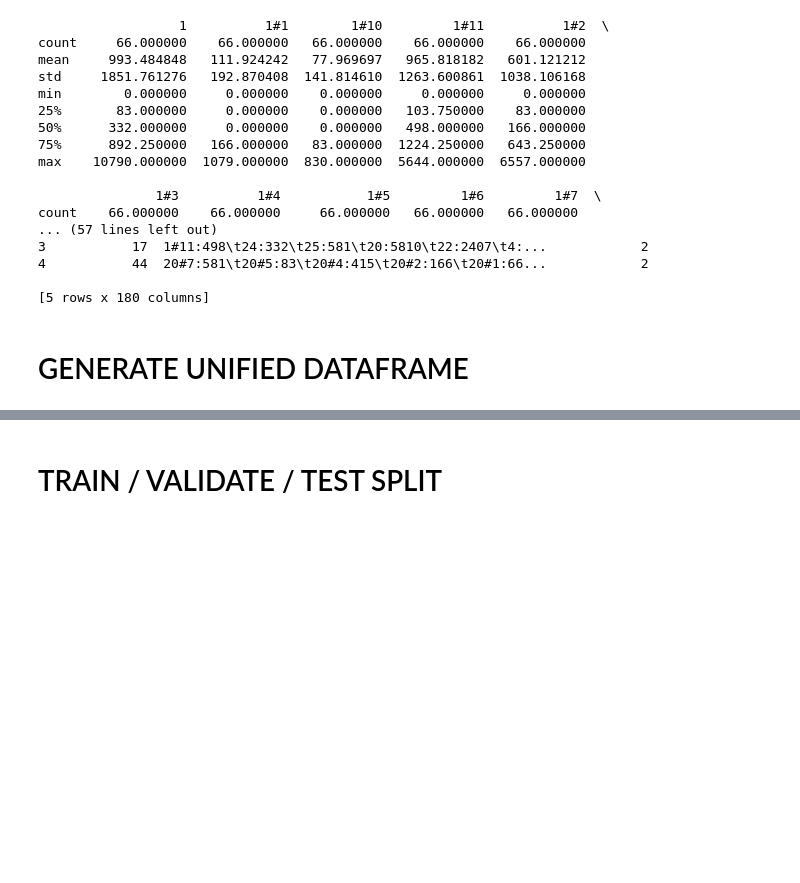
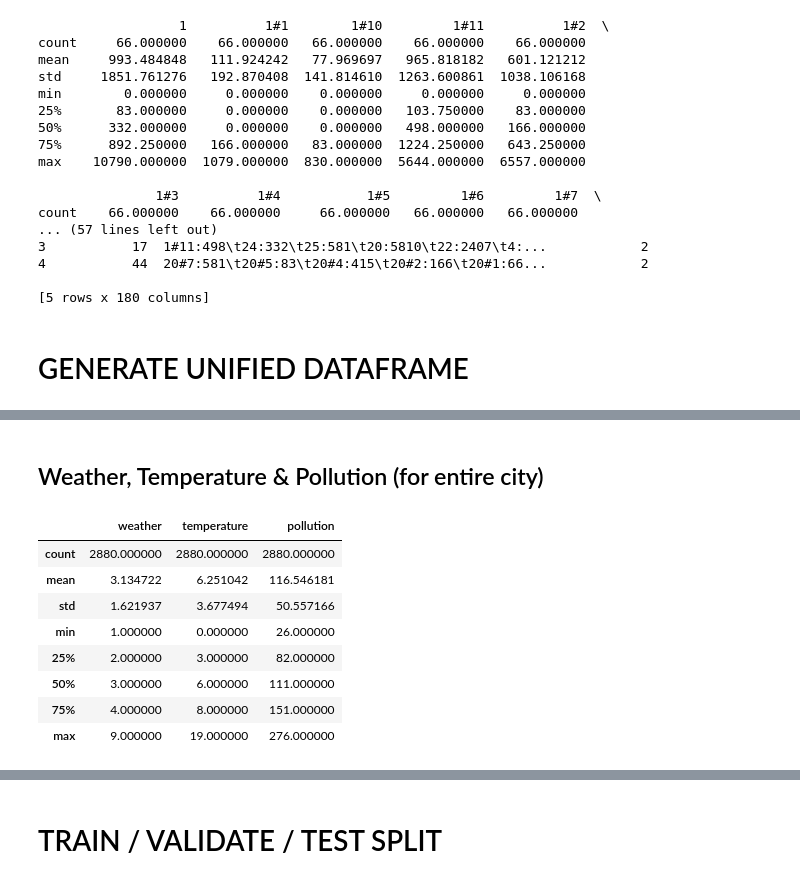
Before and after one commit to rvishakh/udacity, a Jupyter notebook: MLND/capstone/didi/capstone.ipynb, the cells around one changed output, grey strips where cells are left out. Saved outputs shown, nothing was run; the diff lists cells and outputs as text; code cells hidden in the pictures; blank space fills up the shorter version.

```diff
--- a/MLND/capstone/didi/capstone.ipynb
+++ b/MLND/capstone/didi/capstone.ipynb
@@ -663,0 +669,2 @@ Deman Supply Gap Plots
+# %% [markdown]
+## Weather, Temperature & Pollution (for entire city)
@@ -663,0 +684,12 @@ Deman Supply Gap Plots
+# %%
+weather_plot.describe()
+# %% [output]
+|  | weather | temperature | pollution |
+| count | 2880.000000 | 2880.000000 | 2880.000000 |
+| mean | 3.134722 | 6.251042 | 116.546181 |
+| std | 1.621937 | 3.677494 | 50.557166 |
+| min | 1.000000 | 0.000000 | 26.000000 |
+| 25% | 2.000000 | 3.000000 | 82.000000 |
+| 50% | 3.000000 | 6.000000 | 111.000000 |
+| 75% | 4.000000 | 8.000000 | 151.000000 |
+| max | 9.000000 | 19.000000 | 276.000000 |
```
Also changed, not shown: parts of 13 cells of this notebook.
